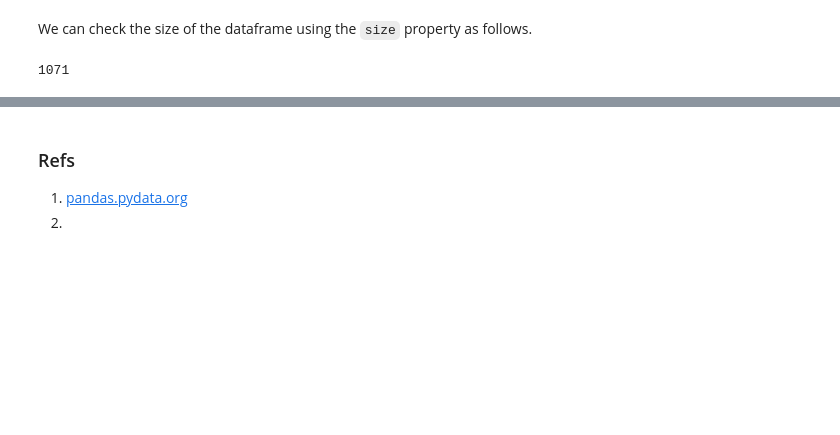
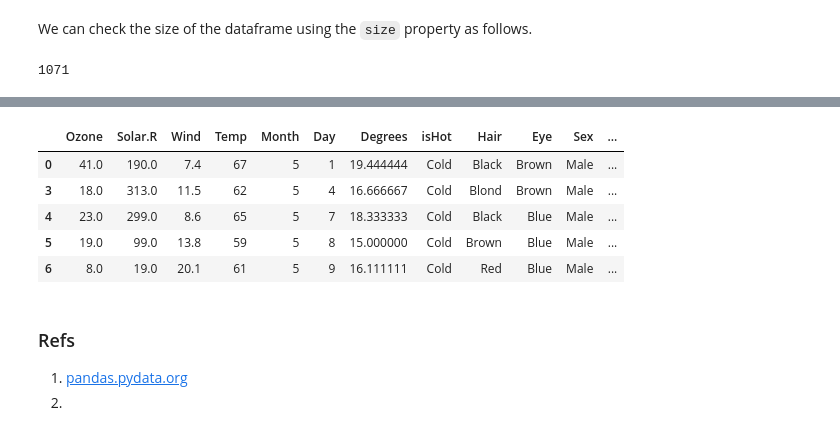
Before and after one commit to CrispenGari/Pandas, a Jupyter notebook: pandas.ipynb, the cells around one changed output, grey strips where cells are left out. Saved outputs shown, nothing was run; the diff lists cells and outputs as text; code cells hidden in the pictures; blank space fills up the shorter version.

```diff
--- a/pandas.ipynb
+++ b/pandas.ipynb
@@ -411,3 +597,16 @@ dataframe.size
+# %%
+A_B = pd.concat([A, B], axis=1)
+A_B['condition'] = np.where(A_B.isHot == 'Cold', True, False)
+A_B = A_B.loc[A_B.condition == True]
+A_B.drop(columns=['condition'], inplace=True)
+A_B.head()
+# %% [output]
+|  | Ozone | Solar.R | Wind | Temp | Month | Day | Degrees | isHot | Hair | Eye | Sex | ... |
+| 0 | 41.0 | 190.0 | 7.4 | 67 | 5 | 1 | 19.444444 | Cold | Black | Brown | Male | ... |
+| 3 | 18.0 | 313.0 | 11.5 | 62 | 5 | 4 | 16.666667 | Cold | Blond | Brown | Male | ... |
+| 4 | 23.0 | 299.0 | 8.6 | 65 | 5 | 7 | 18.333333 | Cold | Black | Blue | Male | ... |
+| 5 | 19.0 | 99.0 | 13.8 | 59 | 5 | 8 | 15.000000 | Cold | Brown | Blue | Male | ... |
+| 6 | 8.0 | 19.0 | 20.1 | 61 | 5 | 9 | 16.111111 | Cold | Red | Blue | Male | ... |
 # %% [markdown]
 ### Refs
 
```
Also changed, not shown: parts of 33 cells of this notebook, 3 other files.
